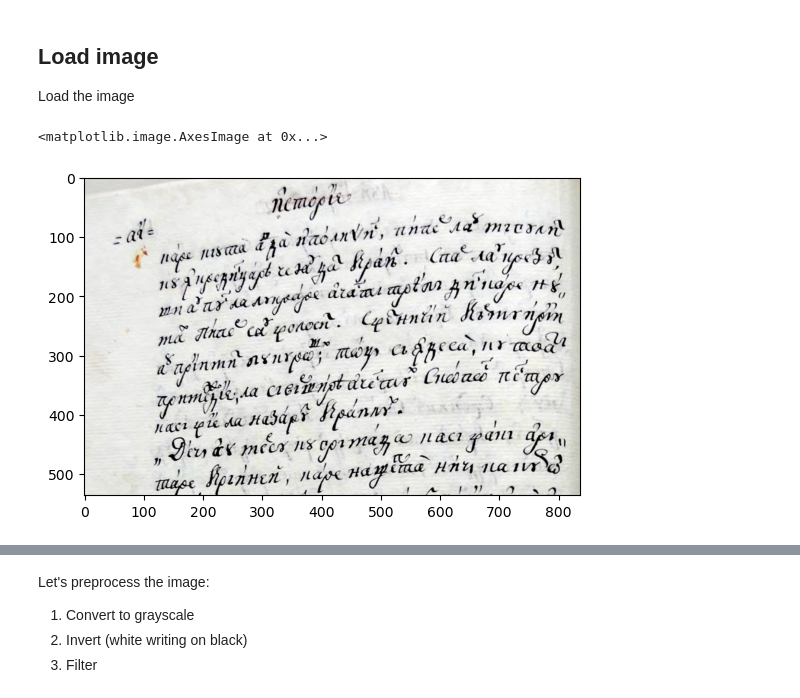
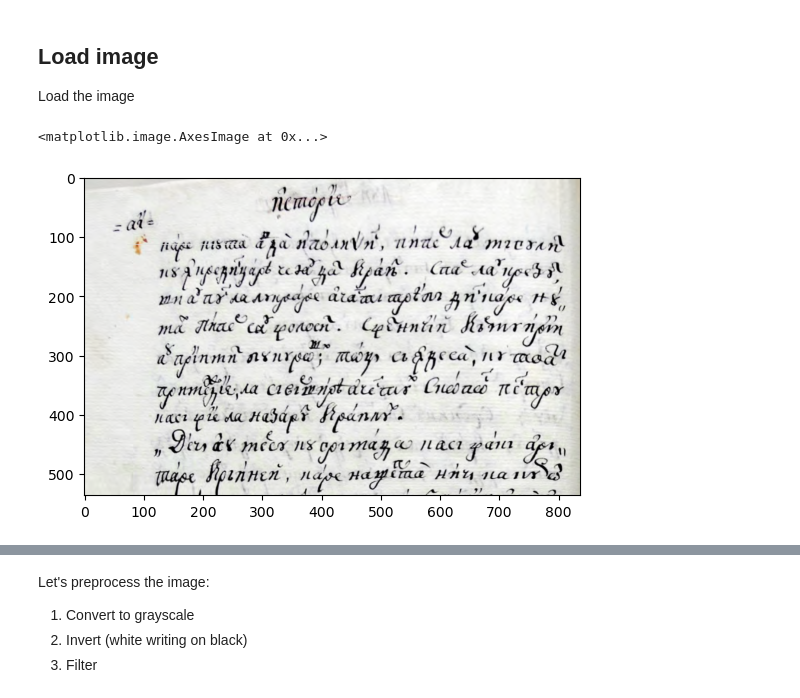
Before and after one commit to nikcleju/RowRectification, a Jupyter notebook: Ideea1_FilterAndRidge_v2.ipynb, the cells around one changed output, grey strips where cells are left out. Drawn from its saved outputs; the diff is of its cells as text; code cells hidden in the pictures.

```diff
--- a/Ideea1_FilterAndRidge_v2.ipynb
+++ b/Ideea1_FilterAndRidge_v2.ipynb
@@ -18,10 +24,13 @@ from ImageRectifier import RidgeExtractor, RowRectifierPwlf
 ## Load image
 
 Load the image
-# %%
-I = plt.imread('Rows.png')
-plt.imshow(I)
-# %% [output]
-<matplotlib.image.AxesImage at 0x...>
-[figure, removed]
+# %%
+rr = RowRectifier(smoothing_method='univar_spl', s=None, n_poly_sides=3)
+rr.fit(I)
+Iout = rr.transform(I)
+cv2.imwrite('out2.png', 255*Iout)
+plt.imshow(Iout)
+# %% [output]
+<matplotlib.image.AxesImage at 0x...>
+[figure, added]
 # %%
```
Also changed, not shown: parts of 9 cells of this notebook, 2 other files.
